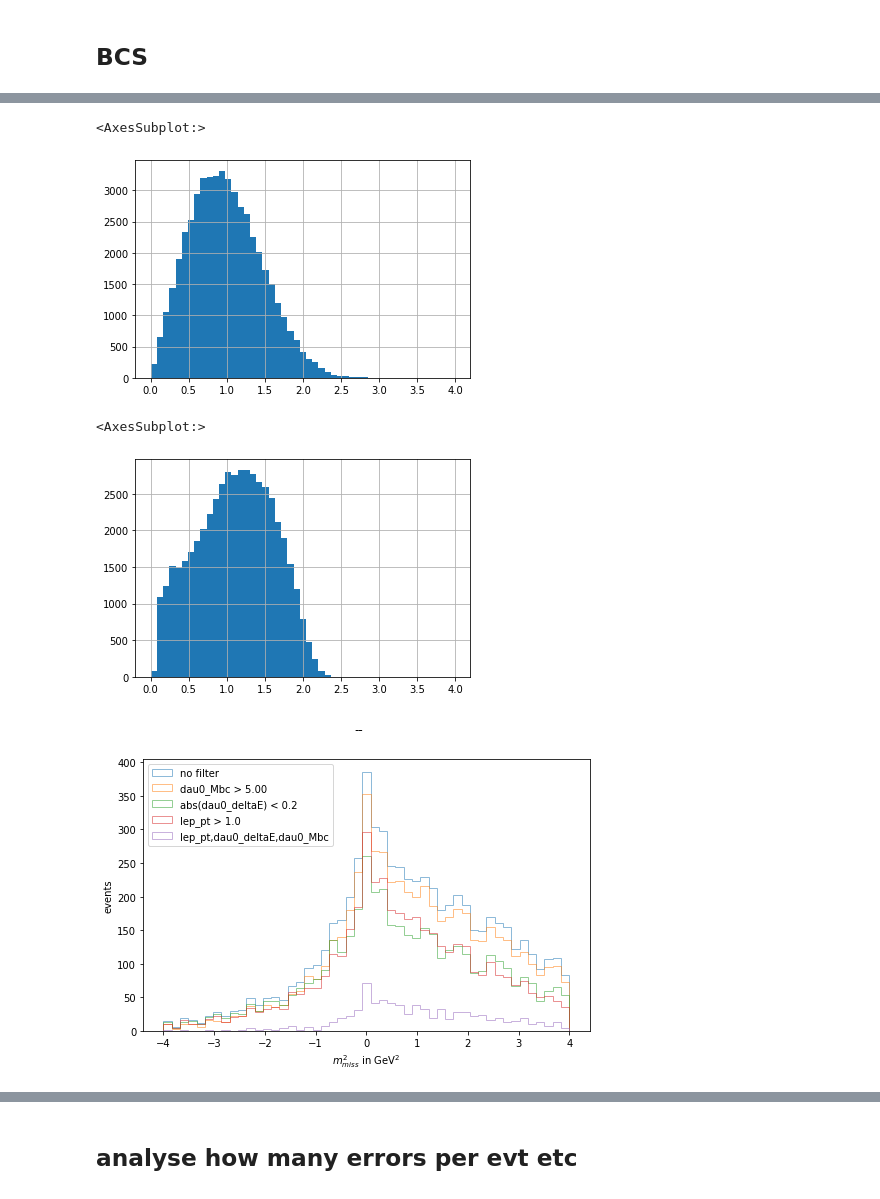
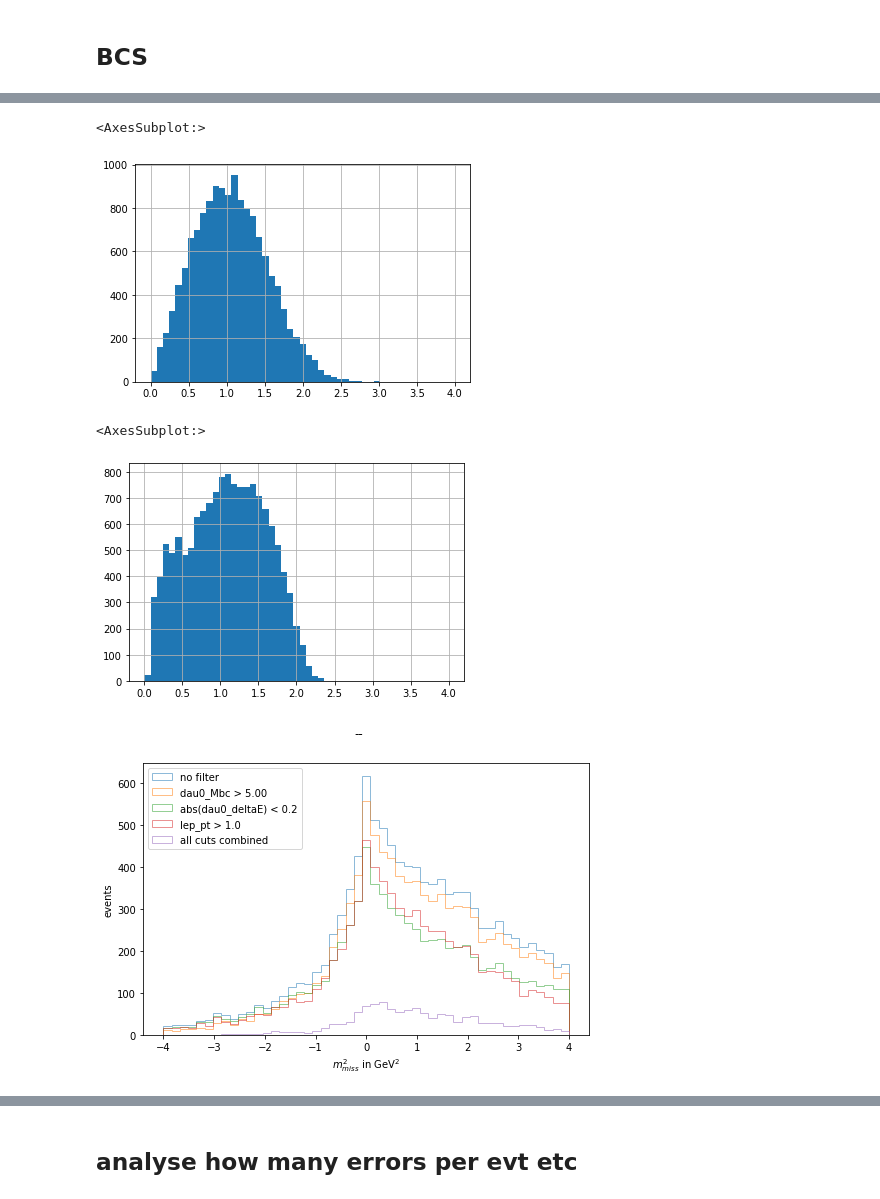
Before and after one commit to axelHeim/MCstudies, a Jupyter notebook: Dstlnu_Bt_generic/load_NN_to_basf2/productive_method/relatedAnalysis/analysis_onlineAppliedNAHS_NN.ipynb, the cells around one changed output, grey strips where cells are left out. Drawn from its saved outputs; the diff is of its cells as text; code cells hidden in the pictures.

```diff
--- a/Dstlnu_Bt_generic/load_NN_to_basf2/productive_method/relatedAnalysis/analysis_onlineAppliedNAHS_NN.ipynb
+++ b/Dstlnu_Bt_generic/load_NN_to_basf2/productive_method/relatedAnalysis/analysis_onlineAppliedNAHS_NN.ipynb
@@ -8,7 +9,7 @@ import sys
 sys.path.insert(1, '/afs/desy.de/user/a/axelheim/private/MC_studies/Dstlnu_Bt_generic/util_funcs/')
 from pandas_colFuncs import B_ID, whichBisSig, D0_decay_type, whichBisSig_NAHS
 # %%
-nfs_path = "/nfs/dust/belle2/user/axelheim/MC_studies/Dstlnu_Bt_generic/appliedNNdata/4thRun/"
+nfs_path = "/nfs/dust/belle2/user/axelheim/MC_studies/Dstlnu_Bt_generic/appliedNNdata/8thRun/"
 # %%
 Ups4S_file = uproot.open(nfs_path + "Ups4S_NN_predicted.root:variables;1")
 df_Ups4S = Ups4S_file.arrays(library="pd")
@@ -212,0 +347,3 @@ nonHc_FSPs.shape[0]
+# %%
+df_Ups4S = pd.read_csv(nfs_path + "Ups4S_df.csv")
+nonHc_FSPs = pd.read_csv(nfs_path + "nonHc_FSPs_df.csv")
@@ -345 +498,38 @@ max           0.0
 Name: Up4S_isSig, dtype: float64
+# %%
+df_Ups4S["abs_m2RecoilSignalSide"] = df_Ups4S["m2RecoilSignalSide"].abs()
+
+for lep_truth in ["off","on"]:
+    fig, ax = plt.subplots()
+    fig.suptitle('BCS')
+
+    for var in ["abs_m2RecoilSignalSide","roeE_ofUps4S","random_BCS"]:
+
+        if var == "random_BCS":
+            # this takes a sample of all events which results in shuffling the evts
+            tmp = df_Ups4S.sample(frac=1)
+            # now keeping the first results in random BCS
+            tmp = tmp.drop_duplicates(subset=("__event__"), keep='first')
+        else:
+            tmp = df_Ups4S.sort_values(var,ascending=True).drop_duplicates(subset=("__event__"), keep='first')
+
+
+
+        print(tmp.shape[0])
+        bins = np.linspace(-4, 4, 50)
+
+        fig.set_size_inches(16, 10)
+
+        ax.set_xlabel(r'$m_{miss}^2$ in GeV$^2$')
+        ax.set_ylabel("events")
+
+        if lep_truth == "off":
+            ax.hist(tmp.m2RecoilSignalSide, bins, alpha=0.5, label=var ,histtype='step')
+        elif lep_truth == "on":
+            ax.hist(tmp[tmp["lep_MC_truth"] == 1].m2RecoilSignalSide, bins, alpha=0.5, label=var + " lep truth matching == 1" ,histtype='step')
+
+        ax.legend(loc='upper left')
+
+
+
+    plt.savefig(f'plots/onlineNN_m2Recoil_BCS_lepTruthCut_{lep_truth}.pdf')
@@ -423,41 +634,41 @@ bins = np.linspace(0, 4, 50)
 BCS_df["Dst_pt"].hist(bins=bins)
 # %% [output]
 <AxesSubplot:>
-[figure, old version]
+[figure, new version]
 # %%
 bins = np.linspace(0, 4, 50)
 BCS_df["lep_pt"].hist(bins=bins)
 # %% [output]
 <AxesSubplot:>
-[figure, old version]
+[figure, new version]
 # %%
 fig, ax = plt.subplots()
 
 bins = np.linspace(-4, 4, 50)
 
 fig.suptitle('--')
 fig.set_size_inches(8, 5)
 
 ax.set_xlabel(r'$m_{miss}^2$ in GeV$^2$')
 ax.set_ylabel("events")
 
 ax.hist(BCS_df.m2RecoilSignalSide, bins, alpha=0.5, label="no filter" ,histtype='step')
 ax.hist(BCS_df[BCS_df.dau0_Mbc > 5.00].m2RecoilSignalSide, bins, alpha=0.5, label="dau0_Mbc > 5.00" ,histtype='step')
 ax.hist(BCS_df[(BCS_df.dau0_deltaE > -.2) & BCS_df.dau0_deltaE < .2].m2RecoilSignalSide, bins, alpha=0.5, label="abs(dau0_deltaE) < 0.2" ,histtype='step')
 #ax.hist(BCS_df[(BCS_df.Dst_pt < 2.4) & (BCS_df.lep_pt > 1.0)].m2RecoilSignalSide, bins, alpha=0.5, label="Dst_pt < 2.4 & lep_pt > 1.0" ,histtype='step')
 ax.hist(BCS_df[(BCS_df.lep_pt > 1.0)].m2RecoilSignalSide, bins, alpha=0.5, label="lep_pt > 1.0" ,histtype='step')
 #ax.hist(BCS_df[(BCS_df.Dst_pt < 2.4)].m2RecoilSignalSide, bins, alpha=0.5, label="Dst_pt < 2.4" ,histtype='step')
-ax.hist(BCS_df[(BCS_df.lep_pt > 1.0) & (BCS_df.dau0_deltaE > -.2) & (BCS_df.dau0_deltaE < .2) & (BCS_df.dau0_Mbc > 5.00)].m2RecoilSignalSide, bins, alpha=0.5, label="lep_pt,dau0_deltaE,dau0_Mbc" ,histtype='step')
+ax.hist(BCS_df[(BCS_df.lep_pt > 1.0) & (BCS_df.dau0_deltaE > -.2) & (BCS_df.dau0_deltaE < .2) & (BCS_df.dau0_Mbc > 5.00)].m2RecoilSignalSide, bins, alpha=0.5, label="all cuts combined" ,histtype='step')
 
 #tmp2 = BCS_df[(BCS_df.lep_pt > 1.0) & (BCS_df.dau0_deltaE > -.2) & (BCS_df.dau0_deltaE < .2) & (BCS_df.dau0_Mbc > 5.00)]
 #ax.hist(tmp2[(tmp2.D_M > 1.8) & (tmp2.D_M < 1.95)].m2RecoilSignalSide, bins, alpha=0.5, label="plus D M cut" ,histtype='step')
 
 ax.legend(loc='upper left')
 
 
 plt.savefig('plots/onlineNN_m2RecoilFilters.pdf')
 # %% [output]
-[figure, old version]
+[figure, new version]
 # %%
 fig, ax = plt.subplots()
 
```
Also changed, not shown: parts of 68 cells of this notebook.
